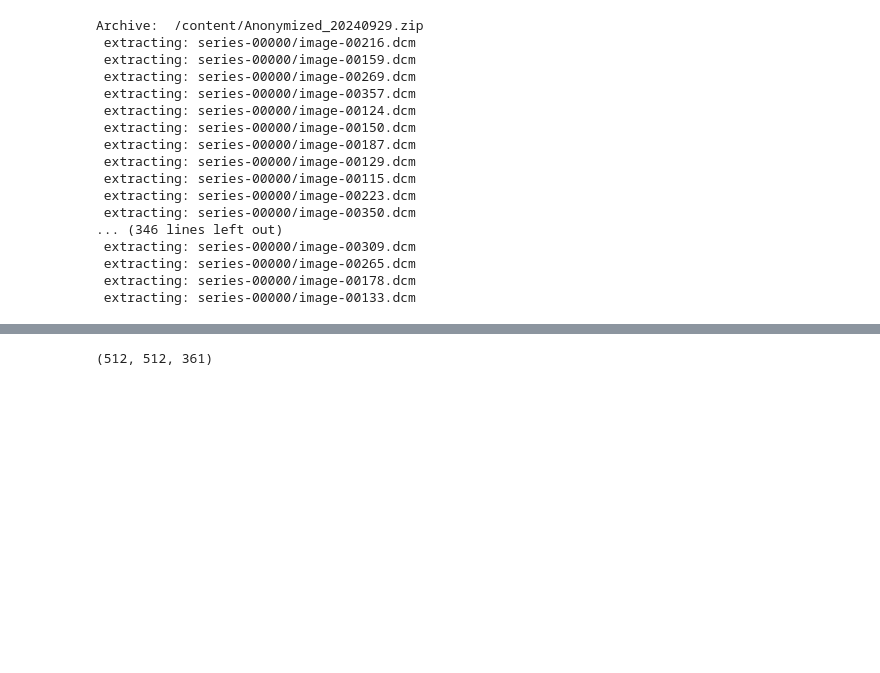
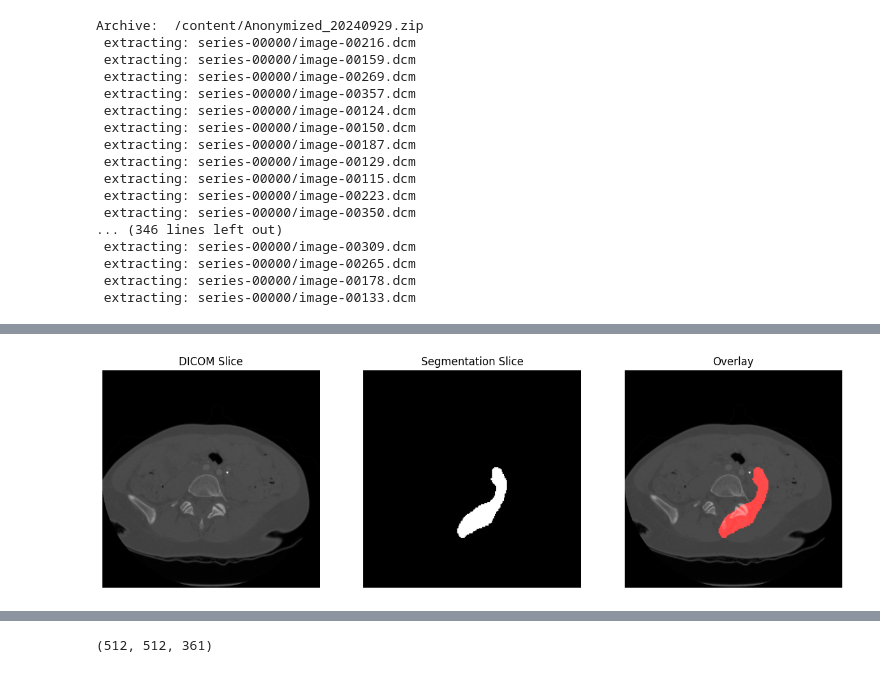
Before and after one commit to ayyucedemirbas/Medical_Img_Seg, a Jupyter notebook: TotalSegmentator.ipynb, the cells around one changed output, grey strips where cells are left out. Saved outputs shown, nothing was run; the diff lists cells and outputs as text; code cells hidden in the pictures; blank space fills up the shorter version.

```diff
--- a/TotalSegmentator.ipynb
+++ b/TotalSegmentator.ipynb
@@ -71,0 +227,86 @@ Archive:  /content/Anonymized_20240929.zip
+# %%
+import os
+import pydicom
+import nibabel as nib
+import matplotlib.pyplot as plt
+import numpy as np
+
+# Function to load and display the 350th DICOM file
+def load_dicom_slice(dicom_directory, slice_index):
+    # List all files in the directory
+    dicom_files = [os.path.join(dicom_directory, f) for f in os.listdir(dicom_directory) if f.endswith('.dcm')]
+    dicom_files.sort()  # Sort to ensure consistent ordering
+
+    # Load the DICOM file corresponding to the slice index (350th)
+    dicom_file = dicom_files[slice_index - 1]
+    dicom_image = pydicom.dcmread(dicom_file)
+
+    # Get the pixel array from the DICOM file
+    pixel_array = dicom_image.pixel_array
+    return pixel_array
+
+# Function to load the 350th slice from a NIfTI file (segmentation mask)
+def load_nii_segmentation(nii_file_path, slice_index):
+    # Load the NIfTI file
+    img = nib.load(nii_file_path)
+
+    # Get the data as a numpy array
+    img_data = img.get_fdata()
+
+    # Return the slice corresponding to the slice index (350th)
+    seg_slice = img_data[:, :, slice_index - 1]
+    return seg_slice
+
+# Function to overlap DICOM and segmentation mask
+def overlay_images(dicom_slice, seg_slice):
+    # Normalize both images to [0, 1] for visualization purposes
+    dicom_norm = (dicom_slice - np.min(dicom_slice)) / (np.max(dicom_slice) - np.min(dicom_slice))
+    seg_mask = seg_slice.astype(bool)  # Convert segmentation to boolean mask
+
+    # Create an RGB image for overlaying: DICOM as grayscale, segmentation as red
+    overlay = np.zeros((dicom_norm.shape[0], dicom_norm.shape[1], 3))
+    overlay[:, :, 0] = dicom_norm  # Red channel for the segmentation
+    overlay[:, :, 1] = dicom_norm  # Green channel for the DICOM
+    overlay[:, :, 2] = dicom_norm  # Blue channel for the DICOM
+    overlay[seg_mask, 0] = 1  # Make segmentation region red
+
+    return overlay
+
+# Function to visualize DICOM, segmentation, and overlap side by side
+def visualize_side_by_side(dicom_slice, seg_slice, overlay):
+    fig, axes = plt.subplots(1, 3, figsize=(15, 5))
+
+    # Display DICOM slice
+    axes[0].imshow(dicom_slice, cmap='gray')
+    axes[0].set_title('DICOM Slice')
+    axes[0].axis('off')
+
+    # Display segmentation slice
+    axes[1].imshow(seg_slice, cmap='gray')
+    axes[1].set_title('Segmentation Slice')
+    axes[1].axis('off')
+
+    # Display overlay
+    axes[2].imshow(overlay)
+    axes[2].set_title('Overlay')
+    axes[2].axis('off')
+
+    plt.show()
+
+
+
+# Paths to DICOM directory and NIfTI file
+dicom_directory = '/content/series-00000'
+nii_file_path = '/content/masks/pancreas.nii.gz'
+
+# Load 350th slice from both DICOM and NIfTI
+dicom_slice_350 = load_dicom_slice(dicom_directory, 310)
+seg_slice_350 = load_nii_segmentation(nii_file_path, 310)
+
+# Create the overlay image
+overlay_image = overlay_images(dicom_slice_350, seg_slice_350)
+
+# Visualize all three images side by side
+visualize_side_by_side(dicom_slice_350, seg_slice_350, overlay_image)
+# %% [output]
+[figure, added]
```
Also changed, not shown: parts of 9 cells of this notebook.
